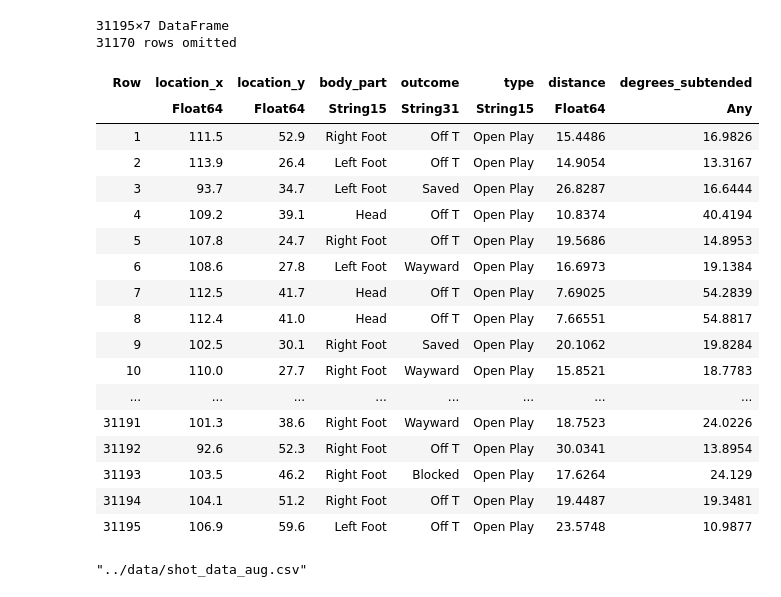
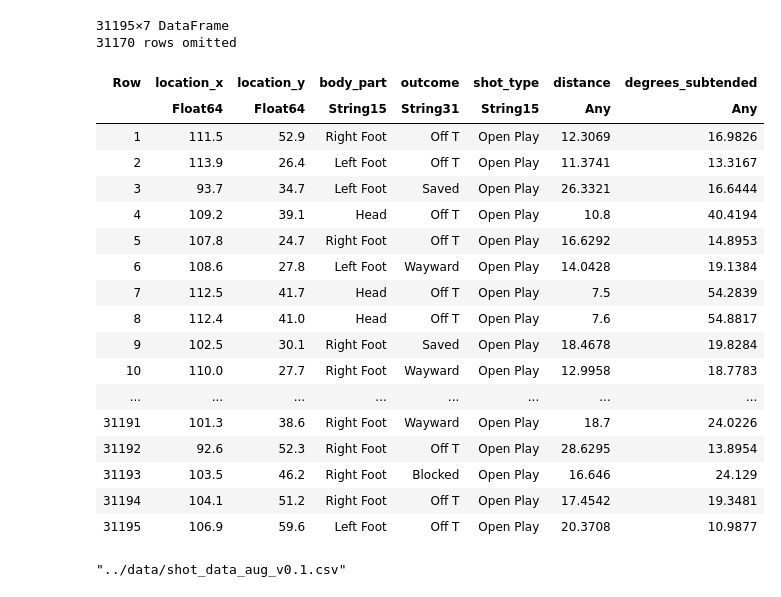
Before and after one commit to nimberledge/akm-xg, a Jupyter notebook: notebooks/ShotDataInferredStats.jl.ipynb, the cells around one changed output. Saved outputs shown, nothing was run; the diff lists cells and outputs as text; code cells hidden in the pictures.

```diff
--- a/notebooks/ShotDataInferredStats.jl.ipynb
+++ b/notebooks/ShotDataInferredStats.jl.ipynb
@@ -7,4 +11,4 @@ import CSV
 # %%
-input_file_path = "../data/shot_data.csv"
-output_file_path = "../data/shot_data_aug.csv"
+input_file_path = "../data/shot_data_v0.1.csv"
+output_file_path = "../data/shot_data_aug_v0.1.csv"
 # %% [output]
@@ -12,3 +16,3 @@ output_file_path = "../data/shot_data_aug.csv"
 # %%
-df = DataFrame(CSV.File(file_path))
+sdf = DataFrame(CSV.File(input_file_path))
 # %% [output]
@@ -67,0 +39,2 @@ distance = .√((delta_x .* delta_x) .+ (delta_y .* delta_y))
+# %%
+df = sdf[sdf.shot_type .== "Open Play", :]
@@ -75,10 +78,11 @@ angle_subtended (generic function with 2 methods)
 # %%
 angle_subtended_vec = []
+distance_to_goal_vec = []
+goal_post_edges = [(MAX_X, (MAX_Y - GOAL_SIZE) / 2), (MAX_X, (MAX_Y + GOAL_SIZE) / 2)]
 for (x, y) in zip(df.location_x, df.location_y)
     p_vec = [x, y]
     l_vec = goal_post_edges[1] .- p_vec
     r_vec = goal_post_edges[2] .- p_vec
     push!(angle_subtended_vec, angle_subtended(p_vec, l_vec, r_vec))
+    push!(distance_to_goal_vec, distance_to_goal(p_vec, l_vec, r_vec))
 end
-
-angle_subtended_vec
@@ -103,27 +89,27 @@ angle_subtended_vec
 # %%
-insertcols!(df, :distance => distance, :degrees_subtended => angle_subtended_vec)
+insertcols!(df, :distance => distance_to_goal_vec, :degrees_subtended => angle_subtended_vec)
 # %% [output]
 31195×7 DataFrame
 31170 rows omitted
-| Row | location_x | location_y | body_part | outcome | type | distance | degrees_subtended |
-|  | Float64 | Float64 | String15 | String31 | String15 | Float64 | Any |
-| 1 | 111.5 | 52.9 | Right Foot | Off T | Open Play | 15.4486 | 16.9826 |
-| 2 | 113.9 | 26.4 | Left Foot | Off T | Open Play | 14.9054 | 13.3167 |
-| 3 | 93.7 | 34.7 | Left Foot | Saved | Open Play | 26.8287 | 16.6444 |
-| 4 | 109.2 | 39.1 | Head | Off T | Open Play | 10.8374 | 40.4194 |
-| 5 | 107.8 | 24.7 | Right Foot | Off T | Open Play | 19.5686 | 14.8953 |
-| 6 | 108.6 | 27.8 | Left Foot | Wayward | Open Play | 16.6973 | 19.1384 |
-| 7 | 112.5 | 41.7 | Head | Off T | Open Play | 7.69025 | 54.2839 |
-| 8 | 112.4 | 41.0 | Head | Off T | Open Play | 7.66551 | 54.8817 |
-| 9 | 102.5 | 30.1 | Right Foot | Saved | Open Play | 20.1062 | 19.8284 |
-| 10 | 110.0 | 27.7 | Right Foot | Wayward | Open Play | 15.8521 | 18.7783 |
+| Row | location_x | location_y | body_part | outcome | shot_type | distance | degrees_subtended |
+|  | Float64 | Float64 | String15 | String31 | String15 | Any | Any |
+| 1 | 111.5 | 52.9 | Right Foot | Off T | Open Play | 12.3069 | 16.9826 |
+| 2 | 113.9 | 26.4 | Left Foot | Off T | Open Play | 11.3741 | 13.3167 |
+| 3 | 93.7 | 34.7 | Left Foot | Saved | Open Play | 26.3321 | 16.6444 |
+| 4 | 109.2 | 39.1 | Head | Off T | Open Play | 10.8 | 40.4194 |
+| 5 | 107.8 | 24.7 | Right Foot | Off T | Open Play | 16.6292 | 14.8953 |
+| 6 | 108.6 | 27.8 | Left Foot | Wayward | Open Play | 14.0428 | 19.1384 |
+| 7 | 112.5 | 41.7 | Head | Off T | Open Play | 7.5 | 54.2839 |
+| 8 | 112.4 | 41.0 | Head | Off T | Open Play | 7.6 | 54.8817 |
+| 9 | 102.5 | 30.1 | Right Foot | Saved | Open Play | 18.4678 | 19.8284 |
+| 10 | 110.0 | 27.7 | Right Foot | Wayward | Open Play | 12.9958 | 18.7783 |
 | ... | ... | ... | ... | ... | ... | ... | ... |
-| 31191 | 101.3 | 38.6 | Right Foot | Wayward | Open Play | 18.7523 | 24.0226 |
-| 31192 | 92.6 | 52.3 | Right Foot | Off T | Open Play | 30.0341 | 13.8954 |
-| 31193 | 103.5 | 46.2 | Right Foot | Blocked | Open Play | 17.6264 | 24.129 |
-| 31194 | 104.1 | 51.2 | Right Foot | Off T | Open Play | 19.4487 | 19.3481 |
-| 31195 | 106.9 | 59.6 | Left Foot | Off T | Open Play | 23.5748 | 10.9877 |
+| 31191 | 101.3 | 38.6 | Right Foot | Wayward | Open Play | 18.7 | 24.0226 |
+| 31192 | 92.6 | 52.3 | Right Foot | Off T | Open Play | 28.6295 | 13.8954 |
+| 31193 | 103.5 | 46.2 | Right Foot | Blocked | Open Play | 16.646 | 24.129 |
+| 31194 | 104.1 | 51.2 | Right Foot | Off T | Open Play | 17.4542 | 19.3481 |
+| 31195 | 106.9 | 59.6 | Left Foot | Off T | Open Play | 20.3708 | 10.9877 |
 # %%
 CSV.write(output_file_path, df)
 # %% [output]
-"../data/shot_data_aug.csv"
+"../data/shot_data_aug_v0.1.csv"
```
Also changed, not shown: parts of 8 cells of this notebook.
